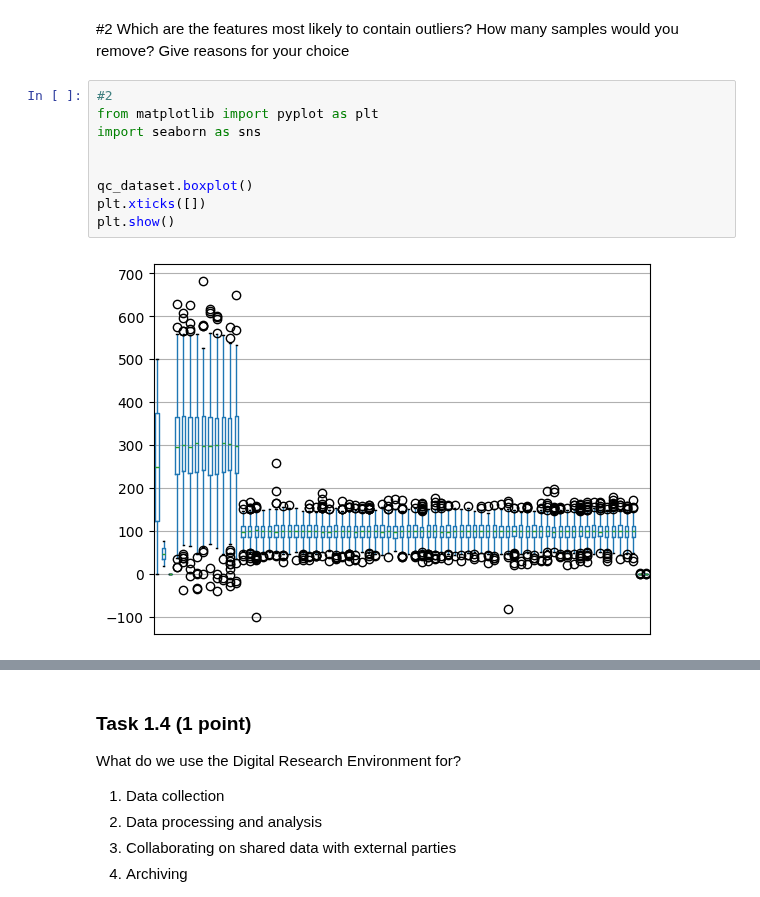
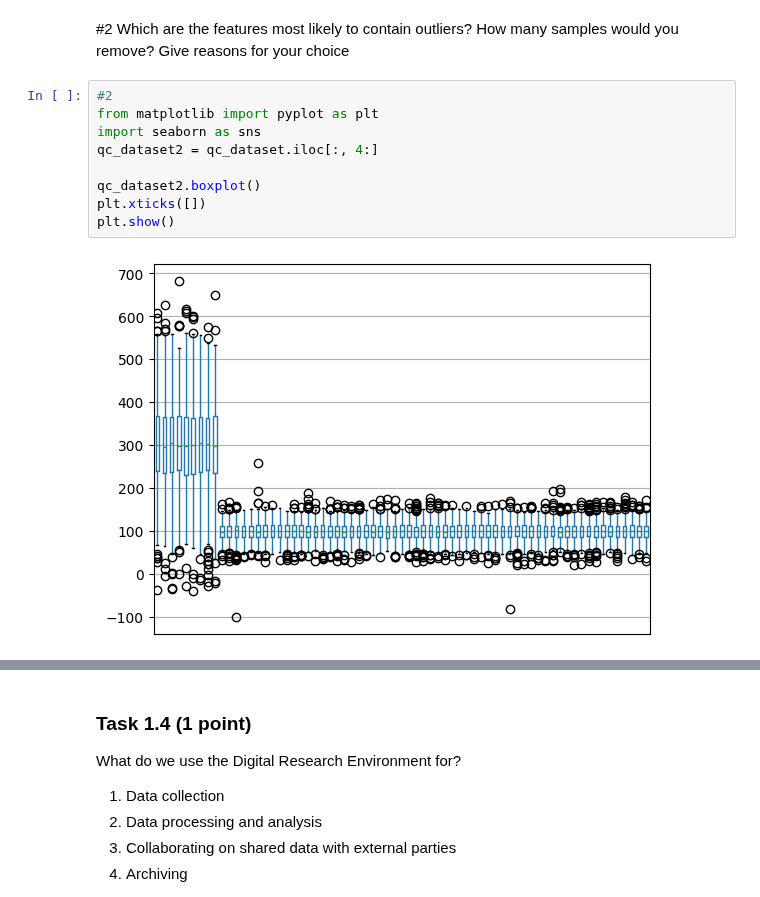
Before and after one commit to SietseHornstra/BigDataCourse, a Jupyter notebook: Exam/Assignment1/Assignment1.ipynb, the cells around one changed output, grey strips where cells are left out. Cells and saved outputs as stored; diff of their text form.

```diff
--- a/Exam/Assignment1/Assignment1.ipynb
+++ b/Exam/Assignment1/Assignment1.ipynb
@@ -146,12 +139,12 @@ Name: 217, dtype: float64
 # %%
 #2
 from matplotlib import pyplot as plt
 import seaborn as sns
+qc_dataset2 = qc_dataset.iloc[:, 4:]
 
-
-qc_dataset.boxplot()
+qc_dataset2.boxplot()
 plt.xticks([])
 plt.show()
 # %% [output]
-[figure, old version]
+[figure, new version]
 # %%
```
Also changed, not shown: parts of 30 cells of this notebook, 1 other file.
